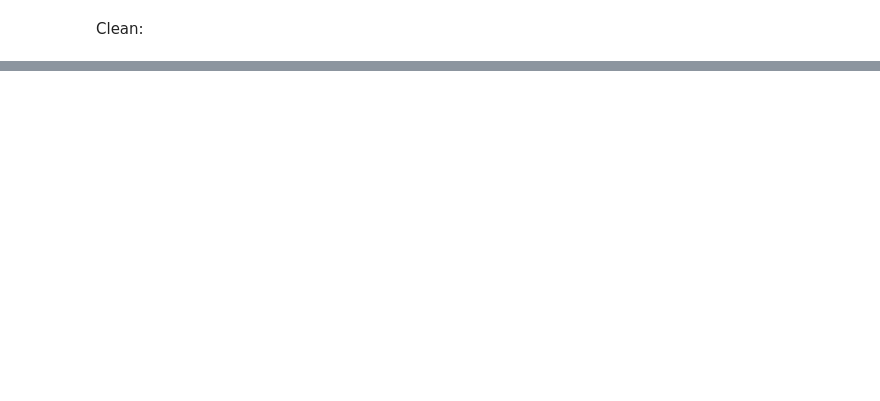
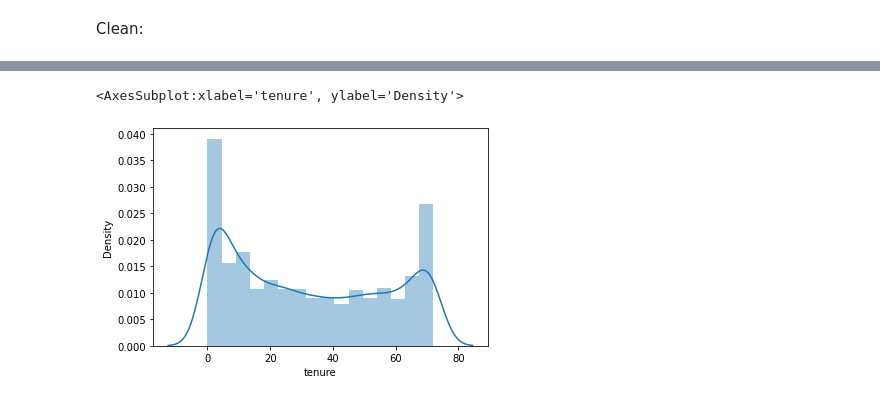
Before and after one commit to Jason-Tellez/classification-project, a Jupyter notebook: first-notebook.ipynb, the cells around one changed output, grey strips where cells are left out. Cells and saved outputs as stored; diff of their text form; code cells hidden in the pictures; blank space fills up the shorter version.

```diff
--- a/first-notebook.ipynb
+++ b/first-notebook.ipynb
@@ -322,0 +325,5 @@ Name: payment_type, dtype: float64
+# %%
+sns.distplot(df.tenure)
+# %% [output]
+<AxesSubplot:xlabel='tenure', ylabel='Density'>
+[figure, added]
```
Also changed, not shown: parts of 34 cells of this notebook.
